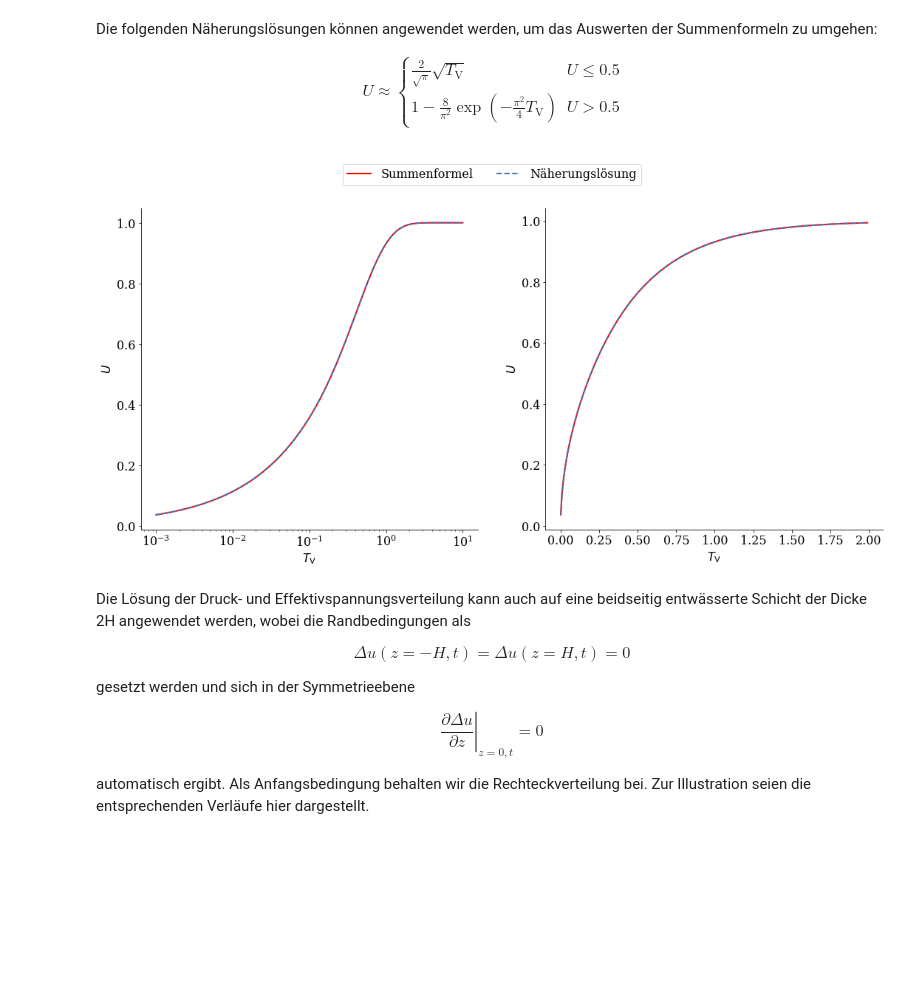
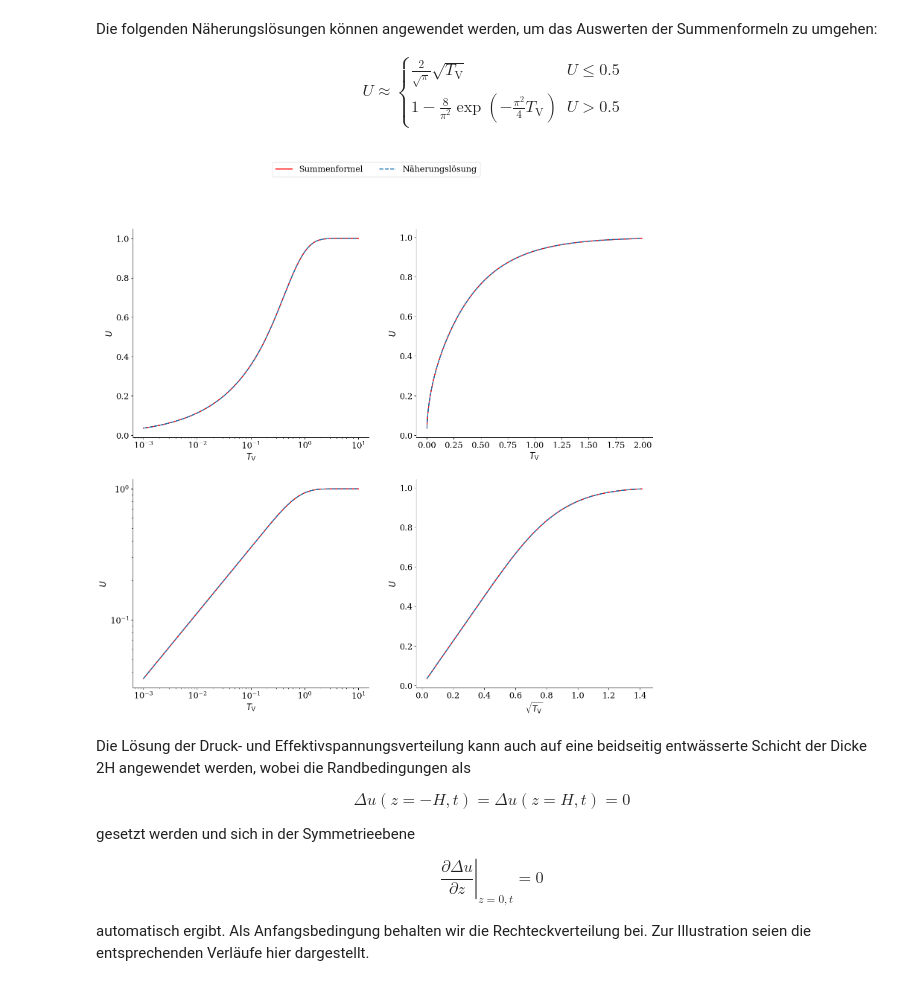
Before and after one commit to nagelt/Teaching_Scripts, a Jupyter notebook: consolidation_analytical.ipynb, the cells around one changed output. Cells and saved outputs as stored; diff of their text form; code cells hidden in the pictures; blank space fills up the shorter version.

Commit message:
Consolidation scaling plots.

```diff
--- a/consolidation_analytical.ipynb
+++ b/consolidation_analytical.ipynb
@@ -179,11 +179,12 @@ Die folgenden Näherungslösungen können angewendet werden, um das Auswerten de
         1 - \frac{8}{\pi^2} \exp \left( -\frac{\pi^2}{4} T_\text{V} \right)& U > 0.5
     \end{cases}
 \end{align*}
-# %%
-#HIDDEN
-plot_verdichtungsgrad_approx()
-# %% [output]
-[figure, removed]
+# %%
+#HIDDEN
+#%run plot_functions/consolidation_analytical_plot.ipynb
+plot_verdichtungsgrad_approx_mod()
+# %% [output]
+[figure, added]
 # %% [markdown]
 Die Lösung der Druck- und Effektivspannungsverteilung kann auch auf eine beidseitig entwässerte Schicht der Dicke 2H angewendet werden, wobei die Randbedingungen als
 
```
Also changed, not shown: parts of 3 cells of this notebook, 1 other file.
